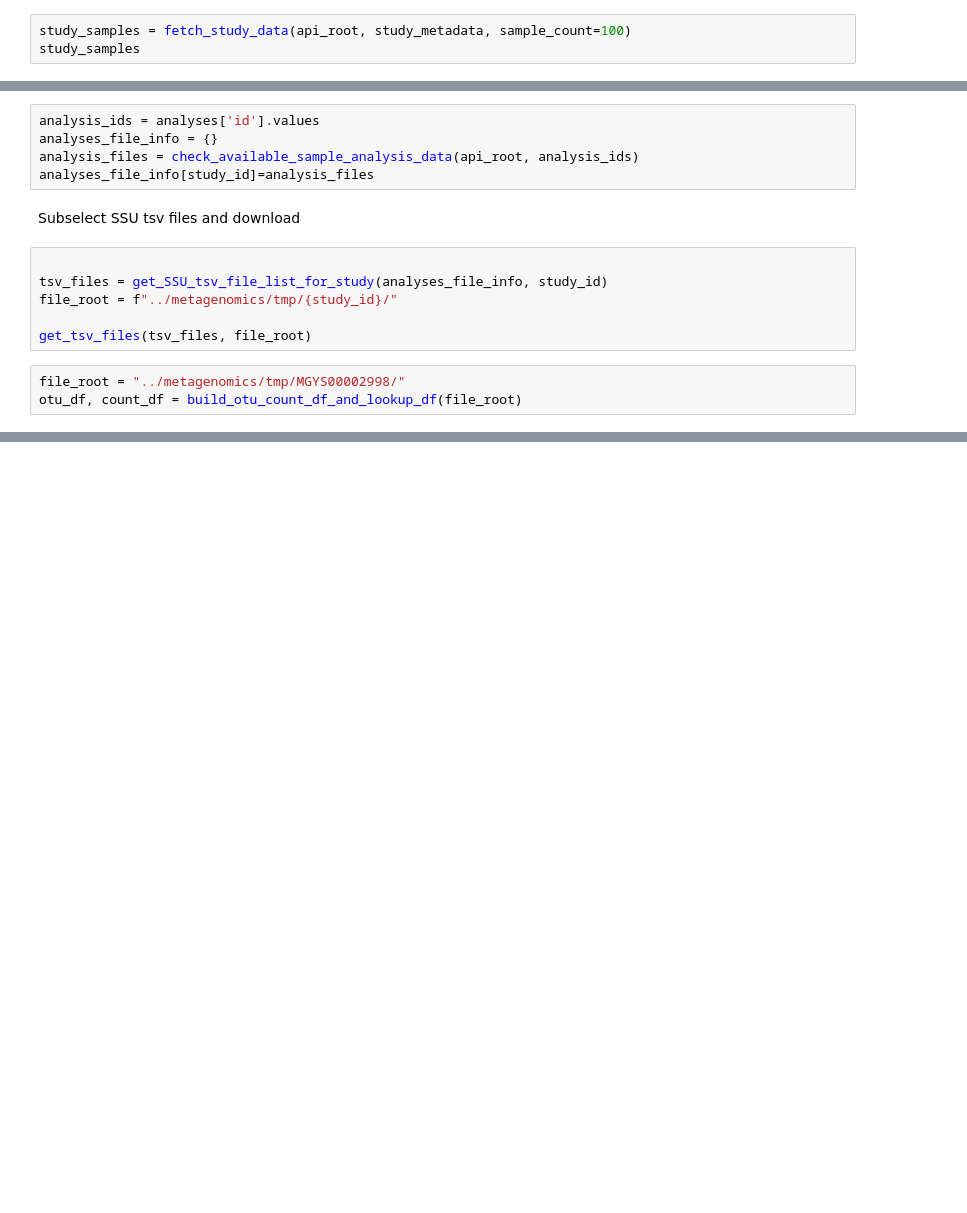
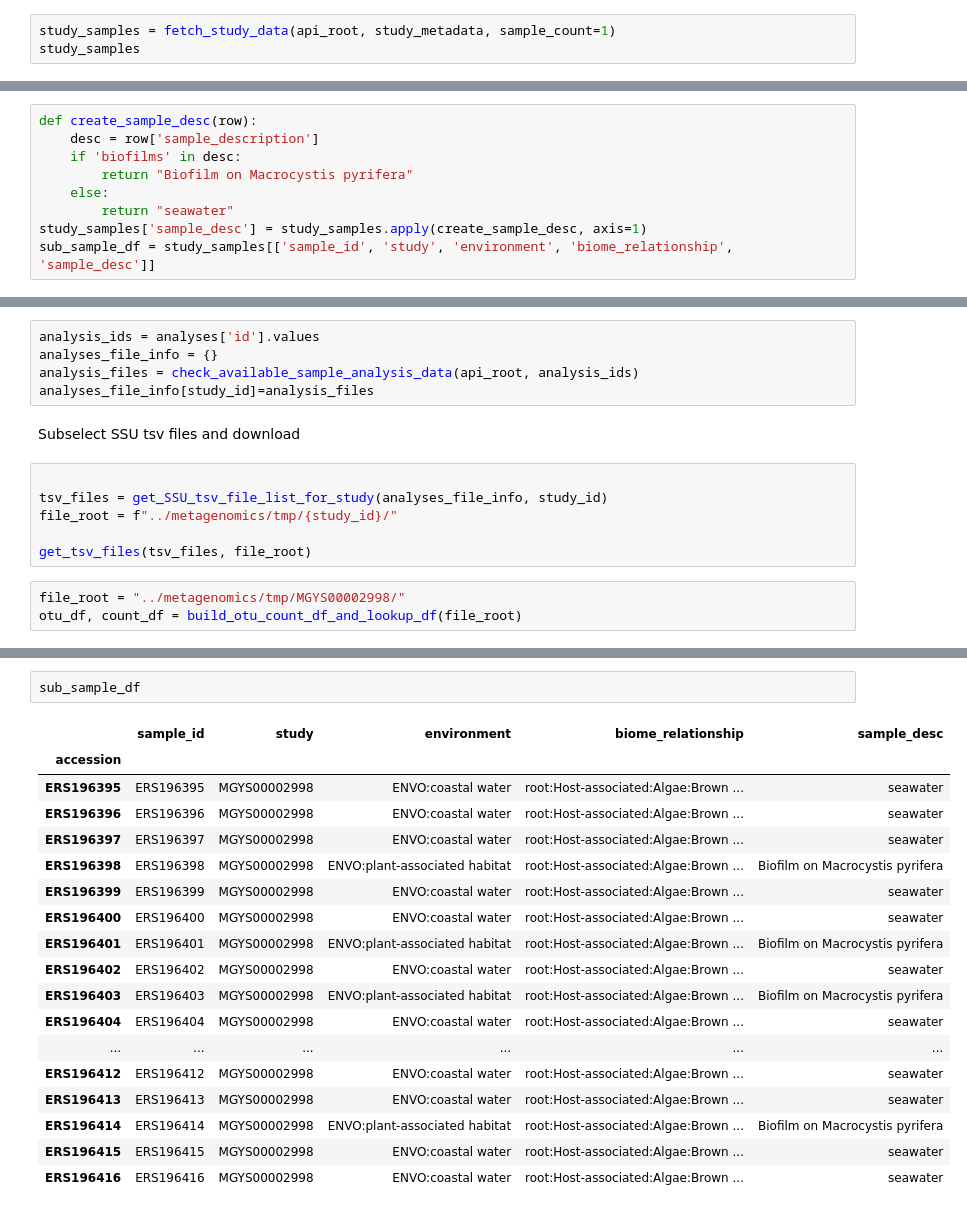
Before and after one commit to MDunitz/metagenomics, a Jupyter notebook: scripts/tutorial_test.ipynb, the cells around one changed output, grey strips where cells are left out. Saved outputs shown, nothing was run; the diff lists cells and outputs as text; blank space fills up the shorter version.

```diff
--- a/scripts/tutorial_test.ipynb
+++ b/scripts/tutorial_test.ipynb
@@ -53,7 +54,7 @@ study_metadata
 # %% [markdown]
 Get samples associated with a study
 # %%
-study_samples = fetch_study_data(api_root, study_metadata, sample_count=100)
+study_samples = fetch_study_data(api_root, study_metadata, sample_count=1)
 study_samples
 # %% [output]
 fetching MGYS00002998 samples
@@ -91,6 +92,15 @@ fetching MGYS00002998 samples
 | ERS196414 | ERS196414 | MGYS00002998 | -121.9 | 36.6167 | Bacterial biofilms on the surface... | ENVO:marine biome | ENVO:plant-associated habitat | root:Host-associated:Algae:Brown ... | ... |
 | ERS196415 | ERS196415 | MGYS00002998 | -121.9 | 36.6167 | Bacterial communities in seawater | ENVO:marine biome | ENVO:coastal water | root:Host-associated:Algae:Brown ... | ... |
 | ERS196416 | ERS196416 | MGYS00002998 | -121.9 | 36.6167 | Bacterial communities in seawater | ENVO:marine biome | ENVO:coastal water | root:Host-associated:Algae:Brown ... | ... |
+# %%
+def create_sample_desc(row):
+    desc = row['sample_description']
+    if 'biofilms' in desc:
+        return "Biofilm on Macrocystis pyrifera"
+    else:
+        return "seawater"
+study_samples['sample_desc'] = study_samples.apply(create_sample_desc, axis=1)
+sub_sample_df = study_samples[['sample_id', 'study', 'environment', 'biome_relationship', 'sample_desc']]
 # %% [markdown]
 Get analyses associated with study samples
 # %%
@@ -250,0 +279,21 @@ Name: ERR204745, Length: 304, dtype: float64
+# %%
+sub_sample_df
+# %% [output]
+|  | sample_id | study | environment | biome_relationship | sample_desc |
+| accession |  |  |  |  |  |
+| ERS196395 | ERS196395 | MGYS00002998 | ENVO:coastal water | root:Host-associated:Algae:Brown ... | seawater |
+| ERS196396 | ERS196396 | MGYS00002998 | ENVO:coastal water | root:Host-associated:Algae:Brown ... | seawater |
+| ERS196397 | ERS196397 | MGYS00002998 | ENVO:coastal water | root:Host-associated:Algae:Brown ... | seawater |
+| ERS196398 | ERS196398 | MGYS00002998 | ENVO:plant-associated habitat | root:Host-associated:Algae:Brown ... | Biofilm on Macrocystis pyrifera |
+| ERS196399 | ERS196399 | MGYS00002998 | ENVO:coastal water | root:Host-associated:Algae:Brown ... | seawater |
+| ERS196400 | ERS196400 | MGYS00002998 | ENVO:coastal water | root:Host-associated:Algae:Brown ... | seawater |
+| ERS196401 | ERS196401 | MGYS00002998 | ENVO:plant-associated habitat | root:Host-associated:Algae:Brown ... | Biofilm on Macrocystis pyrifera |
+| ERS196402 | ERS196402 | MGYS00002998 | ENVO:coastal water | root:Host-associated:Algae:Brown ... | seawater |
+| ERS196403 | ERS196403 | MGYS00002998 | ENVO:plant-associated habitat | root:Host-associated:Algae:Brown ... | Biofilm on Macrocystis pyrifera |
+| ERS196404 | ERS196404 | MGYS00002998 | ENVO:coastal water | root:Host-associated:Algae:Brown ... | seawater |
+| ... | ... | ... | ... | ... | ... |
+| ERS196412 | ERS196412 | MGYS00002998 | ENVO:coastal water | root:Host-associated:Algae:Brown ... | seawater |
+| ERS196413 | ERS196413 | MGYS00002998 | ENVO:coastal water | root:Host-associated:Algae:Brown ... | seawater |
+| ERS196414 | ERS196414 | MGYS00002998 | ENVO:plant-associated habitat | root:Host-associated:Algae:Brown ... | Biofilm on Macrocystis pyrifera |
+| ERS196415 | ERS196415 | MGYS00002998 | ENVO:coastal water | root:Host-associated:Algae:Brown ... | seawater |
+| ERS196416 | ERS196416 | MGYS00002998 | ENVO:coastal water | root:Host-associated:Algae:Brown ... | seawater |
```
Also changed, not shown: parts of 20 cells of this notebook, 4 other files.
